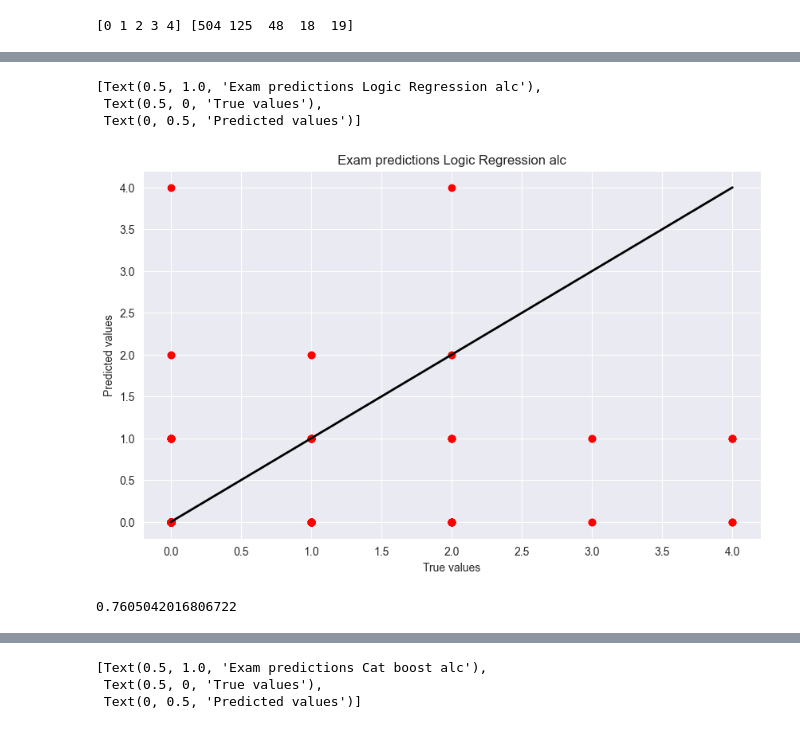
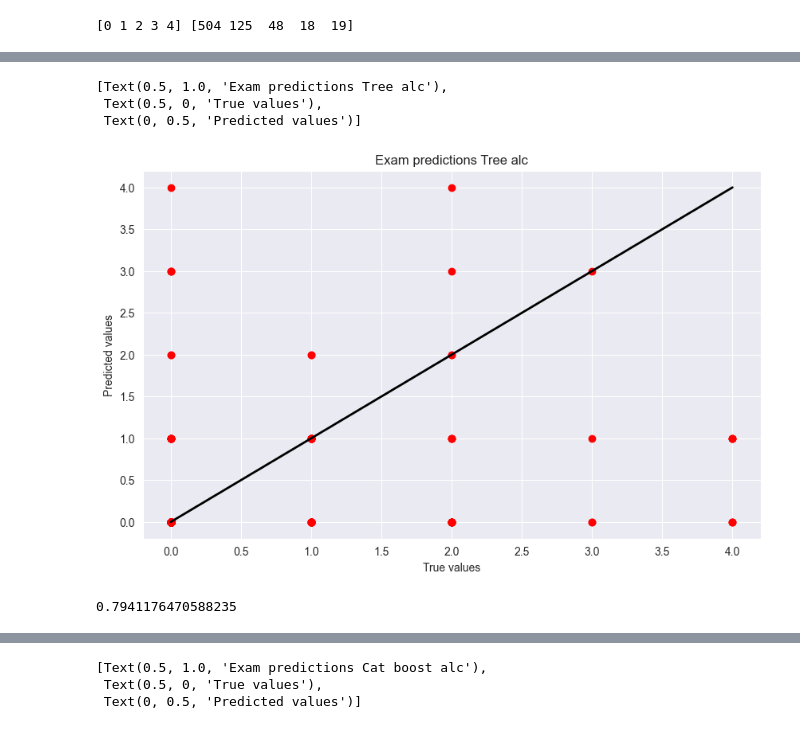
Before and after one commit to ViKarp/students, a Jupyter notebook: Analis.ipynb, the cells around one changed output, grey strips where cells are left out. Saved outputs shown, nothing was run; the diff lists cells and outputs as text; code cells hidden in the pictures.

```diff
--- a/Analis.ipynb
+++ b/Analis.ipynb
@@ -640,5 +816,5 @@ g1.set(title='Exam predictions Logic Regression alc', xlabel='True values', ylab
 # %%
-tree_class_model_alc = DecisionTreeClassifier(max_depth=6, min_samples_leaf=5)
+tree_class_model_alc = DecisionTreeClassifier(max_depth=7, min_samples_leaf=5)
 tree_class_model_alc.fit(mX_train, mY_train)
 tree_model_alc_predict = tree_class_model_alc.predict(mX_test)
 tree_class_model_alc.score(mX_test,mY_test)
@@ -671,19 +851,19 @@ tree.plot_tree(tree_class_model_alc)
 # %%
 x_l = np.linspace(0,4,100)
 y_l = x_l
 fig, g1 = plt.subplots(1,1,figsize=(10,6))
 g1.scatter(mY_test,tree_model_alc_predict, c='r')
 g1.plot(x_l, y_l, c='black', linewidth=2)
-g1.set(title='Exam predictions Logic Regression alc', xlabel='True values', ylabel='Predicted values')
+g1.set(title='Exam predictions Tree alc', xlabel='True values', ylabel='Predicted values')
 # %% [output]
-[Text(0.5, 1.0, 'Exam predictions Logic Regression alc'),
+[Text(0.5, 1.0, 'Exam predictions Tree alc'),
  Text(0.5, 0, 'True values'),
  Text(0, 0.5, 'Predicted values')]
-[figure, old version]
+[figure, new version]
 # %%
-Gradient_class_model_alc = GradientBoostingClassifier(max_depth=5,loss='deviance')
+Gradient_class_model_alc = GradientBoostingClassifier(max_depth=7,loss='deviance')
 Gradient_class_model_alc.fit(mX_train,mY_train)
 Gradient_class_model_alc_predict = Gradient_class_model_alc.predict(mX_test)
 Gradient_class_model_alc.score(mX_test,mY_test)
 # %% [output]
-0.7605042016806722
+0.7941176470588235
```
Also changed, not shown: parts of 42 cells of this notebook.
